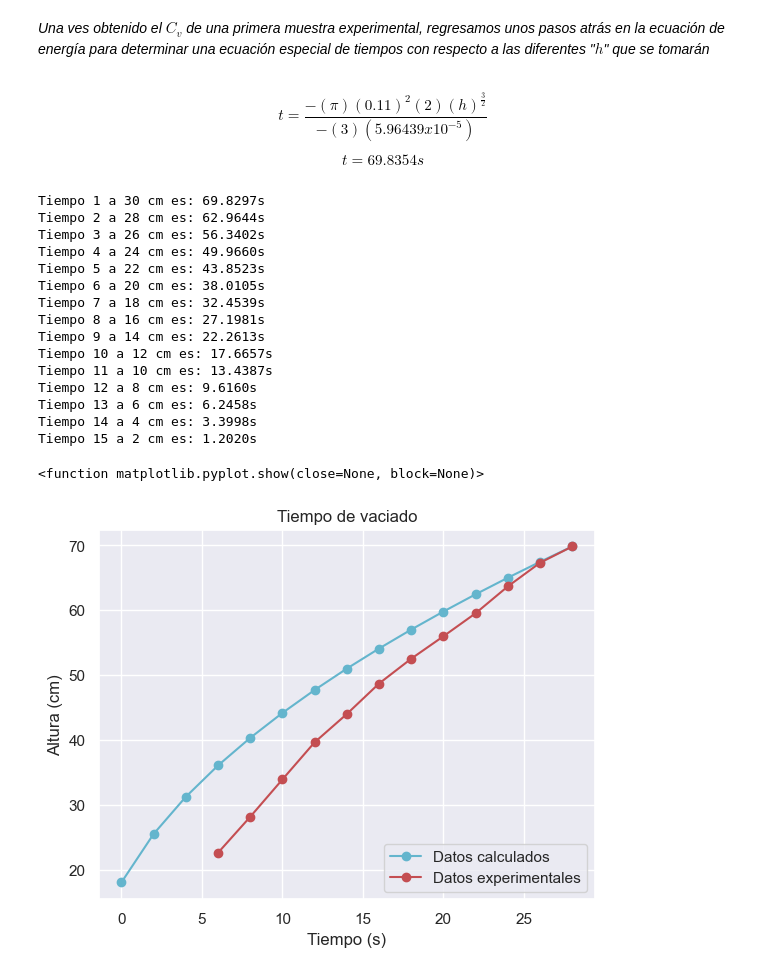
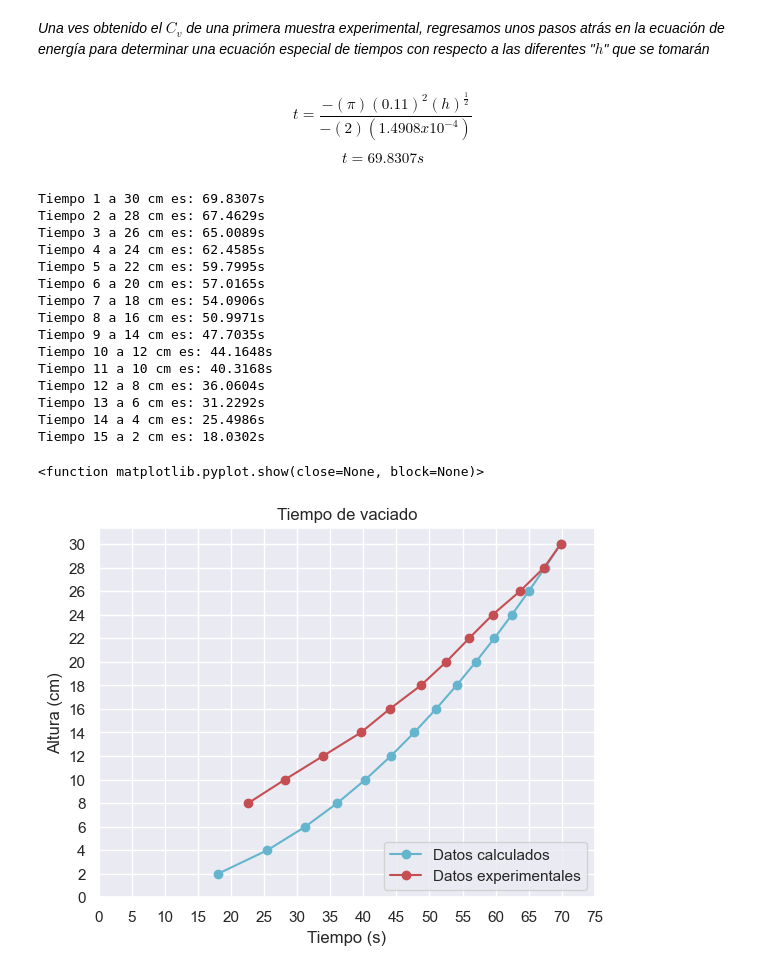
Before and after one commit to HiramTorres/Ingenieria, a Jupyter notebook: Dinamica_de_Fluidos/Practica_vaciado.ipynb, the cells around one changed output. Saved outputs shown, nothing was run; the diff lists cells and outputs as text; code cells hidden in the pictures.

Commit message:
Corregí datos de la ecuación en markdown

```diff
--- a/Dinamica_de_Fluidos/Practica_vaciado.ipynb
+++ b/Dinamica_de_Fluidos/Practica_vaciado.ipynb
@@ -76,11 +76,11 @@ $$
 _Una ves obtenido el $C_v$ de una primera muestra experimental, regresamos unos pasos atrás en la ecuación de energía para determinar una ecuación especial de tiempos con respecto a las diferentes "$h$" que se tomarán_
 # %% [markdown]
 $$
-t = \frac{-(\pi)(0.11)^2(2)(h)^{\frac{3}{2}}}{-(3)(5.96439x10^{-5})}
+t = \frac{-(\pi)(0.11)^2(h)^{\frac{1}{2}}}{-(2)(1.4908x10^{-4})}
 $$
 
 $$
-t = 69.8354 s
+t = 69.8307 s
 $$
 # %%
 import math
@@ -91,37 +91,39 @@ sns.set_theme(style="darkgrid")
 
 
 # Datos calculados de vaciado
-datos = []
+datoscal = []
 for a,h in enumerate(range(30,0,-2)):
-  print(f"Tiempo {a+1} a {h} cm es: {((math.pi)*(0.11**2)*(2)*((h/100)**(3/2)))/((3)*(5.96329*10**(-5))):.4f}s")
-  datos.append(((math.pi)*(0.11**2)*(h/100))/((((h/100))**0.5)*(2.9814*10**-4)))
+  print(f"Tiempo {a+1} a {h} cm es: {((math.pi)*(0.11**2)*((h/100)**(1/2)))/((2)*(1.4908*10**(-4))):.4f}s")
+  datoscal.append(((math.pi)*(0.11**2)*((h/100)**(1/2)))/((2)*(1.4908*10**(-4))))
 # %% [output]
-Tiempo 1 a 30 cm es: 69.8297s
-Tiempo 2 a 28 cm es: 62.9644s
-Tiempo 3 a 26 cm es: 56.3402s
-Tiempo 4 a 24 cm es: 49.9660s
-Tiempo 5 a 22 cm es: 43.8523s
-Tiempo 6 a 20 cm es: 38.0105s
-Tiempo 7 a 18 cm es: 32.4539s
-Tiempo 8 a 16 cm es: 27.1981s
-Tiempo 9 a 14 cm es: 22.2613s
-Tiempo 10 a 12 cm es: 17.6657s
-Tiempo 11 a 10 cm es: 13.4387s
-Tiempo 12 a 8 cm es: 9.6160s
-Tiempo 13 a 6 cm es: 6.2458s
-Tiempo 14 a 4 cm es: 3.3998s
-Tiempo 15 a 2 cm es: 1.2020s
+Tiempo 1 a 30 cm es: 69.8307s
+Tiempo 2 a 28 cm es: 67.4629s
+Tiempo 3 a 26 cm es: 65.0089s
+Tiempo 4 a 24 cm es: 62.4585s
+Tiempo 5 a 22 cm es: 59.7995s
+Tiempo 6 a 20 cm es: 57.0165s
+Tiempo 7 a 18 cm es: 54.0906s
+Tiempo 8 a 16 cm es: 50.9971s
+Tiempo 9 a 14 cm es: 47.7035s
+Tiempo 10 a 12 cm es: 44.1648s
+Tiempo 11 a 10 cm es: 40.3168s
+Tiempo 12 a 8 cm es: 36.0604s
+Tiempo 13 a 6 cm es: 31.2292s
+Tiempo 14 a 4 cm es: 25.4986s
+Tiempo 15 a 2 cm es: 18.0302s
 # %%
 datoexp = [69.83,67.32,63.68,59.54,55.99,52.53,48.7,44,39.64,33.91,28.15,22.6] # Datos experimentales de vaciado
-data = datos[-1::-1]
+data = datoscal[-1::-1]
 dataexp = datoexp[-1::-1]
-plt.plot(range(0,30,2),data, color='c', marker='o')
-plt.plot(range(6,30,2),dataexp, color='r', marker='o')
+plt.plot(data,range(2,32,2), color='c', marker='o')
+plt.plot(dataexp,range(8,32,2), color='r', marker='o')
 plt.title("Tiempo de vaciado")
+plt.xlabel("Tiempo (s)")
 plt.ylabel("Altura (cm)")
-plt.xlabel("Tiempo (s)")
 plt.legend(["Datos calculados","Datos experimentales"], loc='lower right')
+plt.xticks(range(0,80,5))
+plt.yticks(range(0,32,2))
 plt.show
 # %% [output]
 <function matplotlib.pyplot.show(close=None, block=None)>
-[figure, old version]
+[figure, new version]
```
Also changed, not shown: parts of 1 cell of this notebook.
